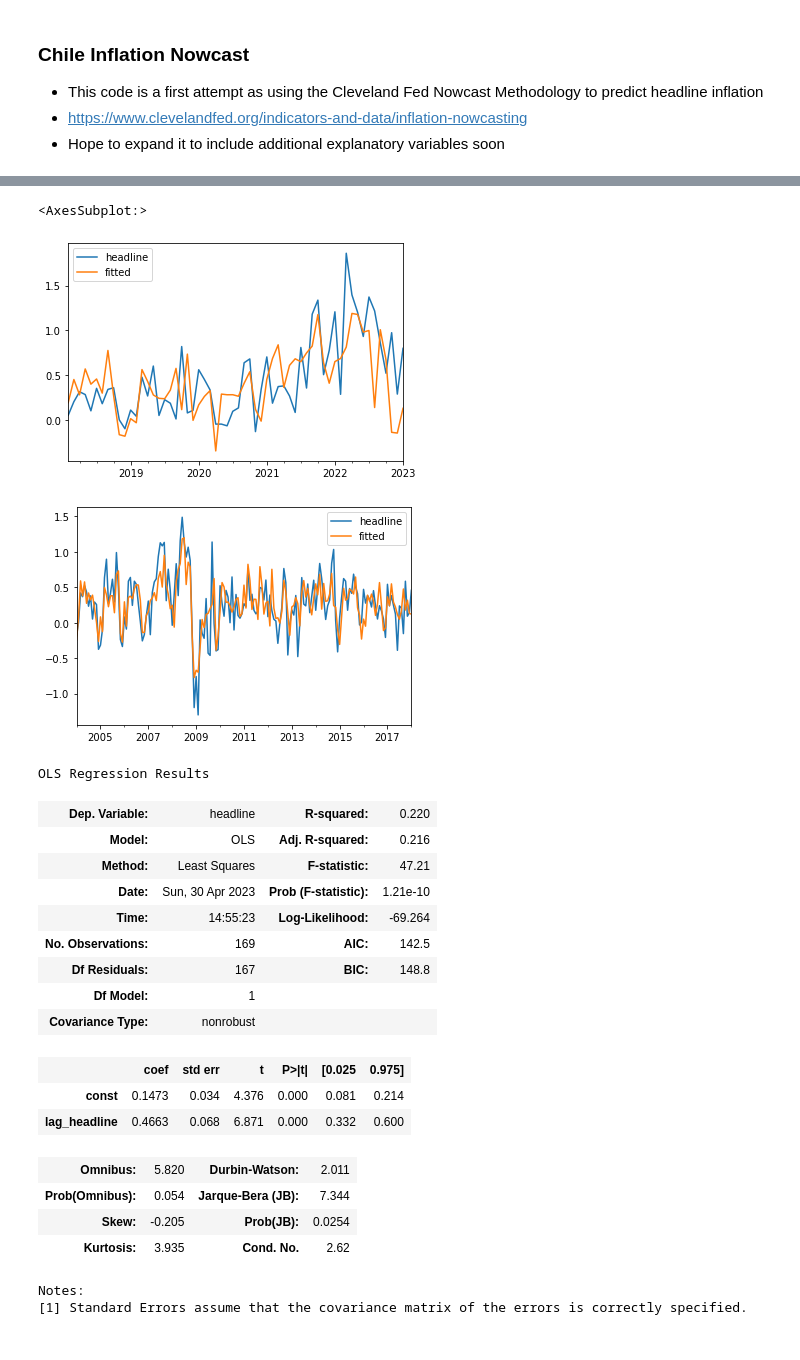
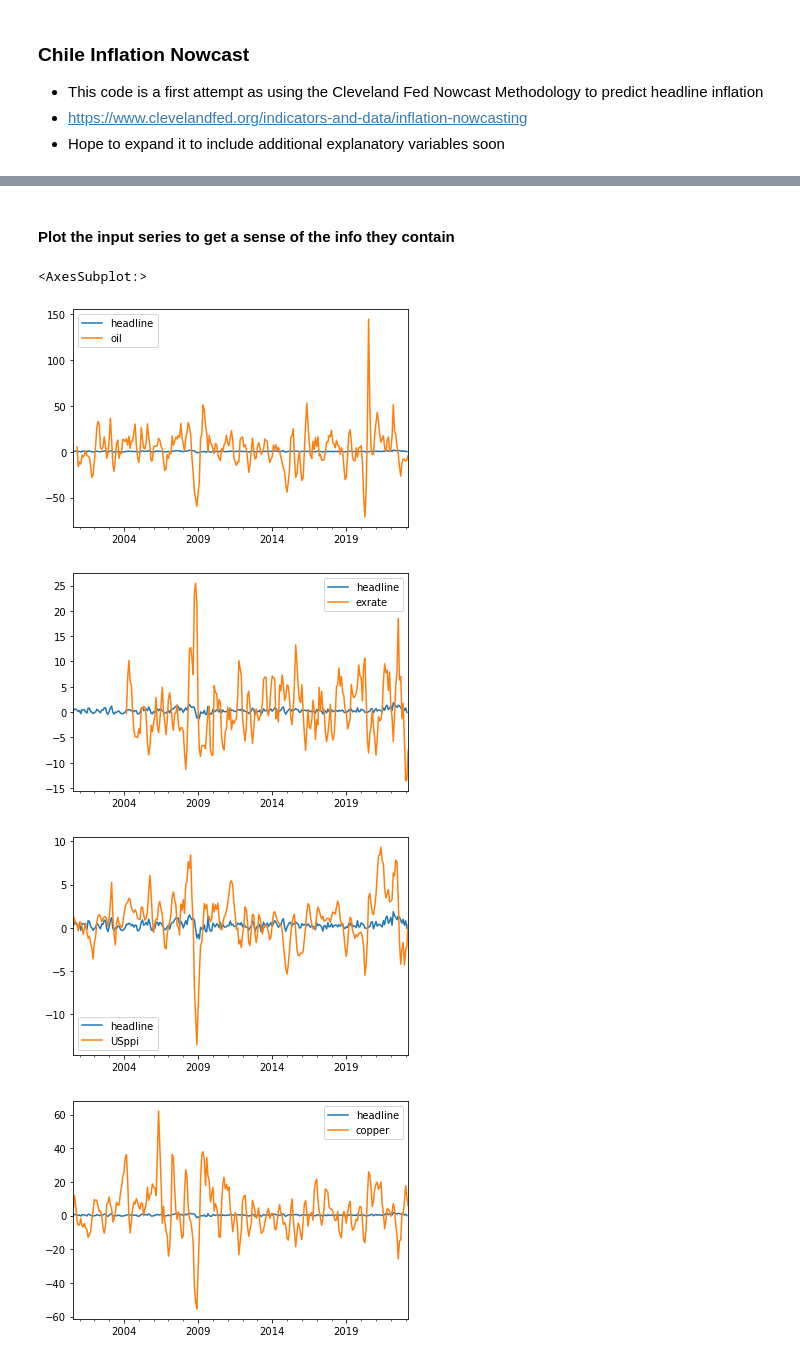
Before and after one commit to willcrossb/Latam_CPI_nowcast, a Jupyter notebook: Chile_headline_nowcast.ipynb, the cells around one changed output, grey strips where cells are left out. Drawn from its saved outputs; the diff is of its cells as text; code cells hidden in the pictures.

```diff
--- a/Chile_headline_nowcast.ipynb
+++ b/Chile_headline_nowcast.ipynb
@@ -77,15 +83,17 @@ def fredget(varlist, start_date, end_date, plots=True,freq="",name_map = dict())
     return df_collect, info_store
 # %%
 #Define FRED codes to search for
-FRED_list = ['CPALTT01CLM657N','CPGREN01CLM657N','CPGRLE01CLM657N','WPUID61','PCOPPUSDM','BAA10Y','VIXCLS']
+FRED_list = ['CPALTT01CLM657N','CPGREN01CLM657N','CPGRLE01CLM657N','WPUID61','PCOPPUSDM','BAA10Y','VIXCLS','CUSR0000SAD']
 
 s_d ='1990-01-01'
 e_d='2023-03-01'
 
 #Collect variables into a monthly df
-df_collect_m, dfinfo_m = fredget(FRED_list, s_d, e_d, freq = "m", plots=True)
+df_collect_m, dfinfo_m = fredget(FRED_list, s_d, e_d, freq = "m", plots=False)
+
 #Convert this series to MoM % changes
-df_collect_m['WPUID61'] = df_collect_m['WPUID61'].pct_change(1)*100
+df_collect_m['WPUID61'] = df_collect_m['WPUID61'].pct_change(3)*100
+df_collect_m['PCOPPUSDM'] = df_collect_m['PCOPPUSDM'].pct_change(3)*100
 # %% [output]
 CPALTT01CLM657N
 CPGREN01CLM657N
@@ -104,17 +106,12 @@ VIXCLS
 # %%
+#Collect both the fred and Yahoo Finance Data
 df = dfyf.merge(df_collect_m, how='inner',left_index=True,right_index=True)
 
-rename_cols = {"CPALTT01CLM657N":"headline","CPGREN01CLM657N":"energy","CPGRLE01CLM657N":"core","WPUID61":"USppi","PCOPPUSDM":"copper","CLP=X":"exrate","CL=F":"oil"}
-
+#Rename columns
+rename_cols = {"CPALTT01CLM657N":"headline","CPGREN01CLM657N":"energy","CPGRLE01CLM657N":"core","WPUID61":"USppi","PCOPPUSDM":"copper","CLP=X":"exrate","CL=F":"oil","CUSR0000SAD":"goods"}
 df = df.rename(columns=rename_cols)
+#generate Month dummy variables for seasonal effects
 dummies = pd.get_dummies(df['month']).rename(columns=lambda x: 'M_' + str(x))
 df = pd.concat([df, dummies], axis=1)
-print(dummies.columns)
-
-df['ma_oil'] = df['oil'].rolling(window=8).mean()
-
-df[['headline','core']].plot()
-df[['ma_oil','energy']].plot()
-
 
 #This concludes the data collection
@@ -205,41 +117,0 @@ strong multicollinearity problems or that the design matrix is singular.
-# %%
-df_train['fitted'] = model.fittedvalues
-df_test['fitted'] = model.predict(x_test)
-df_train['error'] = df_train['headline'] - df_train['fitted']
-df_test[['headline','fitted']].plot()
-
-df_train[['headline','fitted']].plot()
-
-#df_train['error'].plot()
-# %% [output]
-<AxesSubplot:>
-[figure, removed]
-[figure, removed]
-# %%
-
-
-
-x_AR = df_train['lag_headline']
-x_AR = sm.add_constant(x_AR)
-model = sm.OLS(y, x_AR).fit()
-model.summary()
-# %% [output]
-OLS Regression Results
-| Dep. Variable: | headline | R-squared: | 0.220 |
-| Model: | OLS | Adj. R-squared: | 0.216 |
-| Method: | Least Squares | F-statistic: | 47.21 |
-| Date: | Sun, 30 Apr 2023 | Prob (F-statistic): | 1.21e-10 |
-| Time: | 14:55:23 | Log-Likelihood: | -69.264 |
-| No. Observations: | 169 | AIC: | 142.5 |
-| Df Residuals: | 167 | BIC: | 148.8 |
-| Df Model: | 1 |  |  |
-| Covariance Type: | nonrobust |  |  |
-|  | coef | std err | t | P>|t| | [0.025 | 0.975] |
-| const | 0.1473 | 0.034 | 4.376 | 0.000 | 0.081 | 0.214 |
-| lag_headline | 0.4663 | 0.068 | 6.871 | 0.000 | 0.332 | 0.600 |
-| Omnibus: | 5.820 | Durbin-Watson: | 2.011 |
-| Prob(Omnibus): | 0.054 | Jarque-Bera (JB): | 7.344 |
-| Skew: | -0.205 | Prob(JB): | 0.0254 |
-| Kurtosis: | 3.935 | Cond. No. | 2.62 |
-Notes:
-[1] Standard Errors assume that the covariance matrix of the errors is correctly specified.
@@ -288,0 +118,14 @@ X_test, y_test = create_features(df_test, target,glob_list,lag_length)
+# %% [markdown]
+#### Plot the input series to get a sense of the info they contain
+# %%
+df[['headline','oil']].plot()
+df[['headline','exrate']].plot()
+df[['headline','USppi']].plot()
+df[['headline','copper']].plot()
+df[['headline','BCH']].plot()
+# %% [output]
+<AxesSubplot:>
+[figure, added]
+[figure, added]
+[figure, added]
+[figure, added]
```
Also changed, not shown: parts of 13 cells of this notebook.
